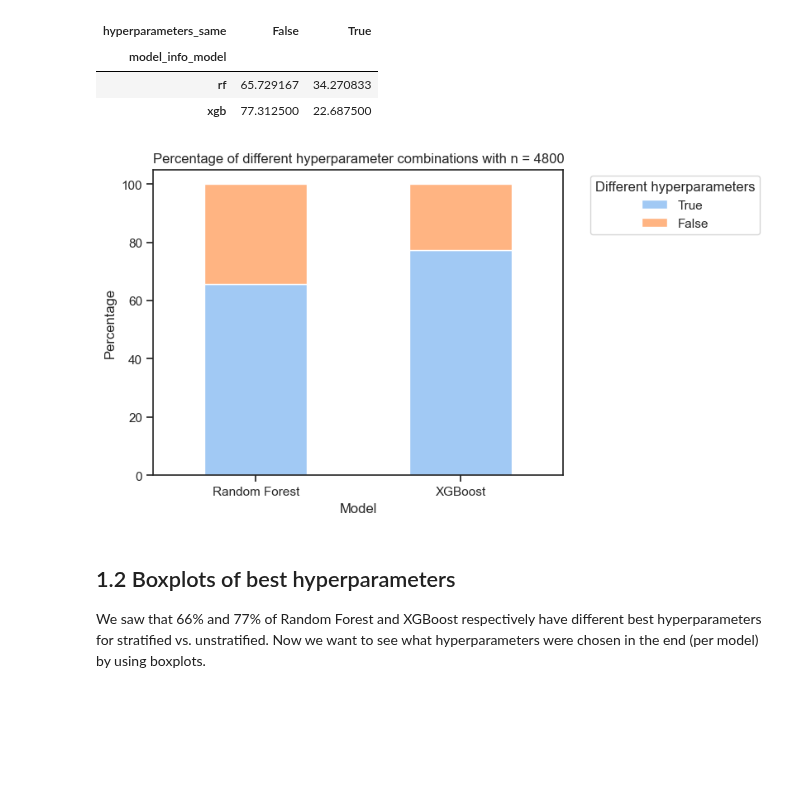
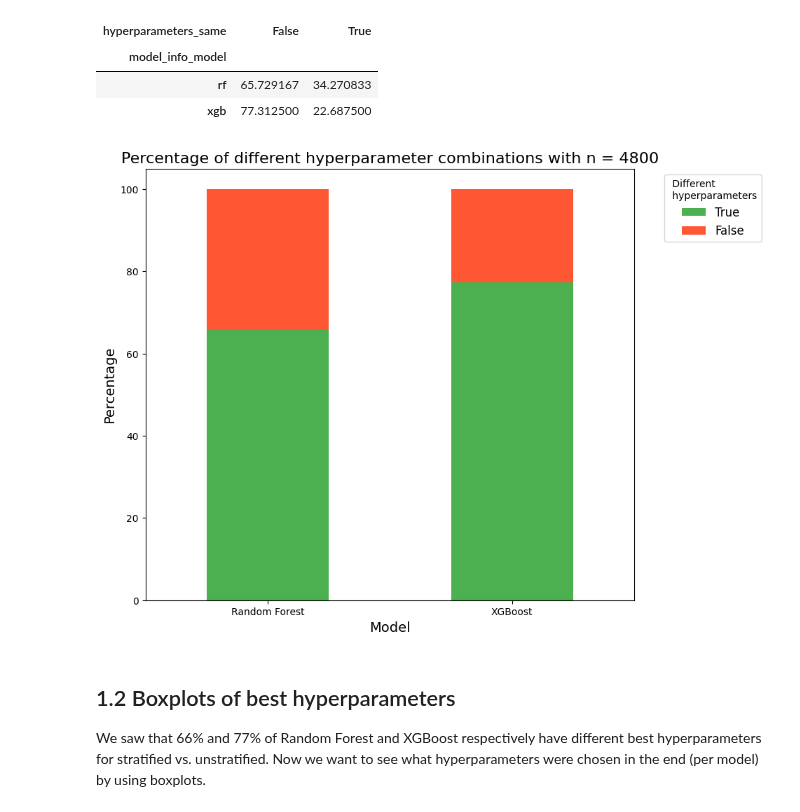
Before and after one commit to annegriddl/slds_stratification, a Jupyter notebook: Simulations/Final_Setup/Evaluation/1_Hyperparameters.ipynb, the cells around one changed output. Drawn from its saved outputs; the diff is of its cells as text; code cells hidden in the pictures; blank space fills up the shorter version.

```diff
--- a/Simulations/Final_Setup/Evaluation/1_Hyperparameters.ipynb
+++ b/Simulations/Final_Setup/Evaluation/1_Hyperparameters.ipynb
@@ -91,15 +91,15 @@ grouped_data
 | xgb | 77.312500 | 22.687500 |
 # %%
 # Plot the stacked bar chart
-grouped_data.plot(kind='bar', stacked=True)
-plt.xlabel('Model')
-plt.ylabel('Percentage')
-plt.title('Percentage of different hyperparameter combinations with n = 4800')
-plt.legend(title='Different hyperparameters', labels=['True', 'False'], bbox_to_anchor=(1.05, 1), loc='upper left')
+grouped_data.plot(kind='bar', stacked=True, figsize=(9, 8), color=['#4CAF50', '#FF5733'])
+plt.xlabel('Model', fontsize=14)
+plt.ylabel('Percentage', fontsize=14)
+plt.title('Percentage of different hyperparameter combinations with n = 4800', fontsize=16)
+plt.legend(title=' Different \n hyperparameters', labels=['True', 'False'], bbox_to_anchor=(1.05, 1), loc='upper left', fontsize=12)
 plt.xticks([0, 1], ['Random Forest', 'XGBoost'], rotation=0)
 plt.show()
 # %% [output]
-[figure, old version]
+[figure, new version]
 # %% [markdown]
 ## 1.2 Boxplots of best hyperparameters
 
```
Also changed, not shown: parts of 13 cells of this notebook, 2 other files.
